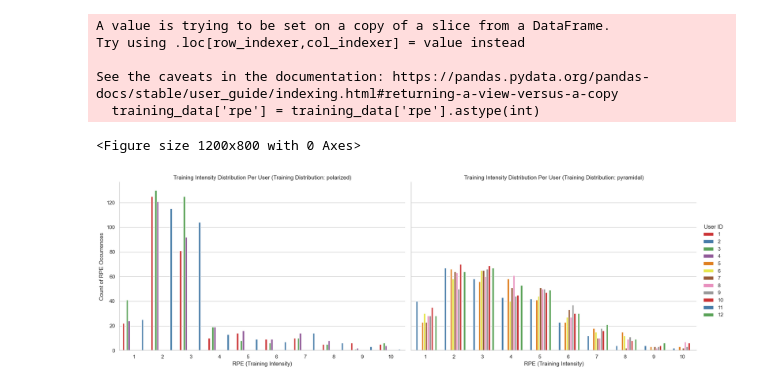
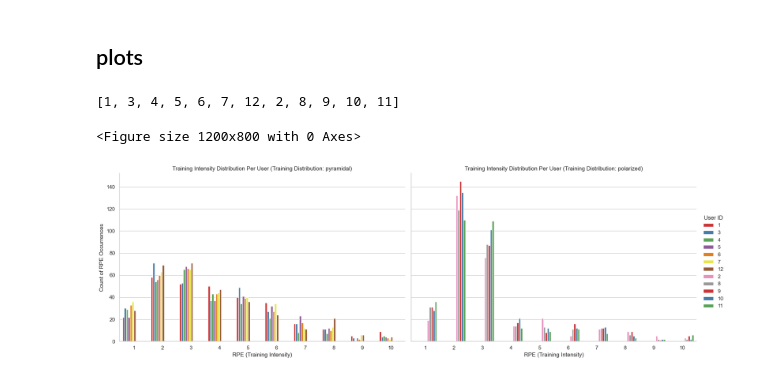
Before and after one commit to Rens88/LPCXL2025AI, a Jupyter notebook: fake_injury_data_generation.ipynb, the cells around one changed output. Drawn from its saved outputs; the diff is of its cells as text; code cells hidden in the pictures.

```diff
--- a/fake_injury_data_generation.ipynb
+++ b/fake_injury_data_generation.ipynb
@@ -176,42 +429,48 @@ biased_training_load_data = generate_fake_training_load_data_from_injury(injury_
+# %% [markdown]
+## plots
 # %%
 import matplotlib.pyplot as plt
 import seaborn as sns
 
 def plot_training_intensity_distribution(training_load_data):
-    training_data = training_load_data.loc[training_load_data['rpe'].notnull(), :]
-
+    training_data = training_load_data.loc[training_load_data['rpe'].notnull(), :].copy()
+    # training_data = training_data.sort_values(by='training_distribution')
     # Ensure 'rpe' is treated as a categorical variable
     training_data['rpe'] = training_data['rpe'].astype(int)
 
     # Group by user_id, rpe, and training_distribution to count the occurrences
     user_rpe_distribution = training_data.groupby(['user_id', 'rpe', 'training_distribution']).size().reset_index(name='count')
+
+    # Define the desired order of user IDs
+    users_method_1 = training_data.loc[training_data['training_distribution']==training_data['training_distribution'].unique()[0],'user_id'].unique().tolist()
+    users_method_2 = sorted(set(user_rpe_distribution['user_id']) - set(users_method_1))
+    user_order = users_method_1 + users_method_2
+    print(user_order)
+    # Convert user_id to categorical with the specified order
+    user_rpe_distribution['user_id'] = pd.Categorical(user_rpe_distribution['user_id'], categories=user_order, ordered=True)
 
     # Set up the plot
     plt.figure(figsize=(12, 8))
     sns.set(style="whitegrid")
 
     # Create the plot, splitting by 'training_distribution'
     g = sns.catplot(x="rpe", y="count", hue="user_id", col="training_distribution", data=user_rpe_distribution,
                     kind="bar", height=6, aspect=1.5, palette="Set1")
 
     g.set_axis_labels("RPE (Training Intensity)", "Count of RPE Occurrences")
     g.set_titles("Training Intensity Distribution Per User (Training Distribution: {col_name})")
 
     # Adjust the legend
     g.legend.set_title("User ID")
 
     plt.show()
 
 # Example Usage:
 plot_training_intensity_distribution(training_load_data)
 # %% [output]
-A value is trying to be set on a copy of a slice from a DataFrame.
-Try using .loc[row_indexer,col_indexer] = value instead
-
-See the caveats in the documentation: https://pandas.pydata.org/pandas-docs/stable/user_guide/indexing.html#returning-a-view-versus-a-copy
-  training_data['rpe'] = training_data['rpe'].astype(int)
+[1, 3, 4, 5, 6, 7, 12, 2, 8, 9, 10, 11]
 <Figure size 1200x800 with 0 Axes>
-[figure, old version]
+[figure, new version]
 # %%
 import matplotlib.pyplot as plt
 import seaborn as sns
```
Also changed, not shown: parts of 13 cells of this notebook, 2 other files.
